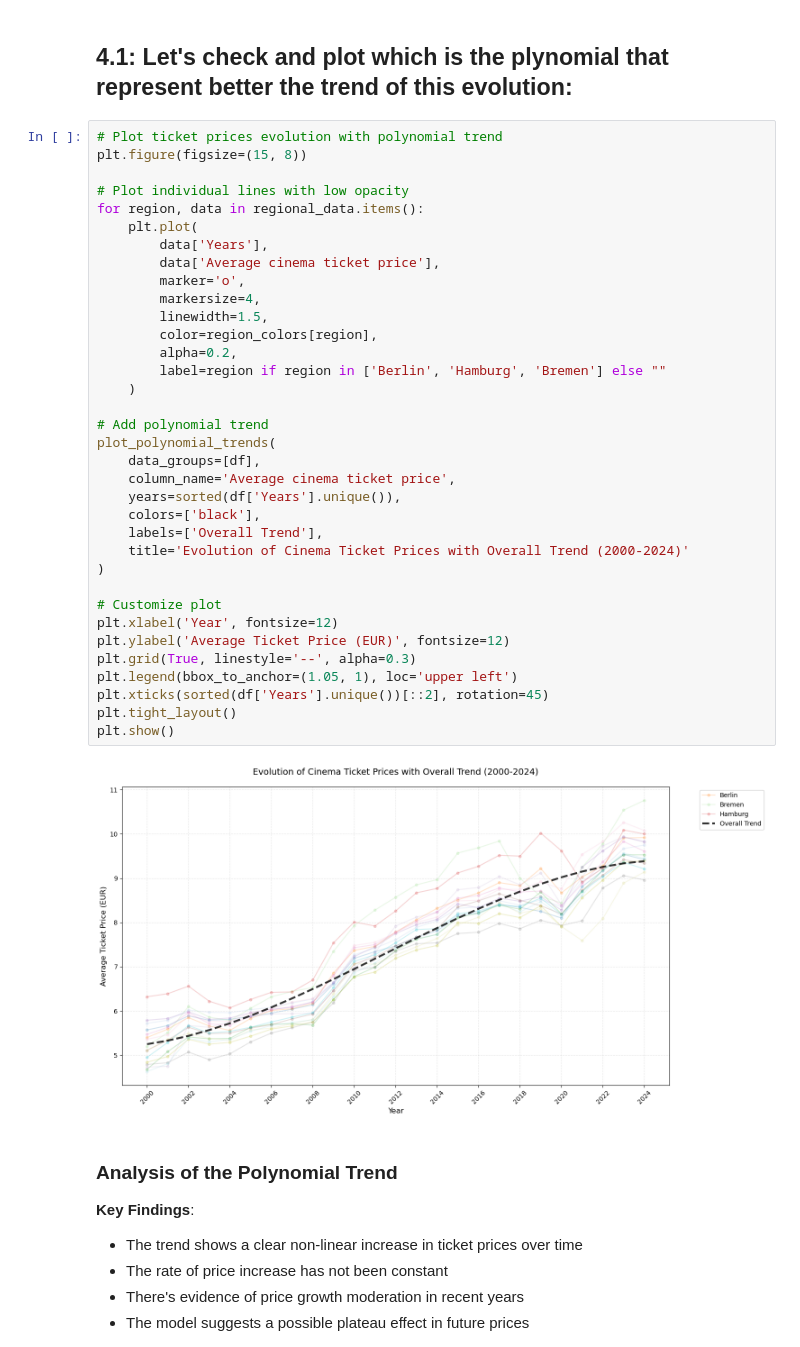
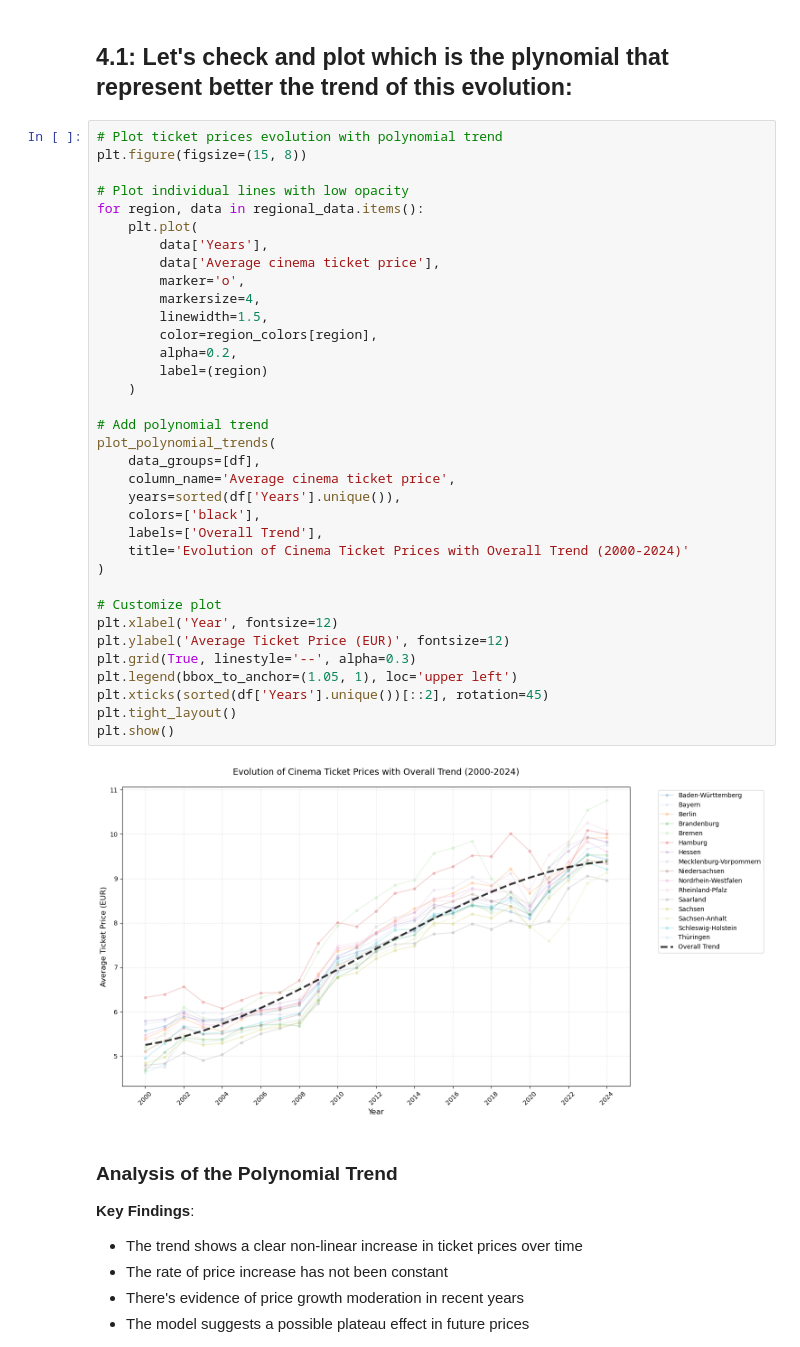
Before and after one commit to federico-bnt/German-cinema-exploratory-analysis-2025, a Jupyter notebook: bin/analysis_notebook.ipynb, the cells around one changed output. Saved outputs shown, nothing was run; the diff lists cells and outputs as text.

```diff
--- a/bin/analysis_notebook.ipynb
+++ b/bin/analysis_notebook.ipynb
@@ -285,35 +285,35 @@ plt.figure(figsize=(15, 8))
 for region, data in regional_data.items():
     plt.plot(
         data['Years'],
         data['Average cinema ticket price'],
         marker='o',
         markersize=4,
         linewidth=1.5,
         color=region_colors[region],
         alpha=0.2,
-        label=region if region in ['Berlin', 'Hamburg', 'Bremen'] else ""
+        label=(region)
     )
 
 # Add polynomial trend
 plot_polynomial_trends(
     data_groups=[df],
     column_name='Average cinema ticket price',
     years=sorted(df['Years'].unique()),
     colors=['black'],
     labels=['Overall Trend'],
     title='Evolution of Cinema Ticket Prices with Overall Trend (2000-2024)'
 )
 
 # Customize plot
 plt.xlabel('Year', fontsize=12)
 plt.ylabel('Average Ticket Price (EUR)', fontsize=12)
 plt.grid(True, linestyle='--', alpha=0.3)
 plt.legend(bbox_to_anchor=(1.05, 1), loc='upper left')
 plt.xticks(sorted(df['Years'].unique())[::2], rotation=45)
 plt.tight_layout()
 plt.show()
 # %% [output]
-[figure, old version]
+[figure, new version]
 # %% [markdown]
 ### Analysis of the Polynomial Trend
 
```
Also changed, not shown: parts of 1 cell of this notebook, 2 other files.
